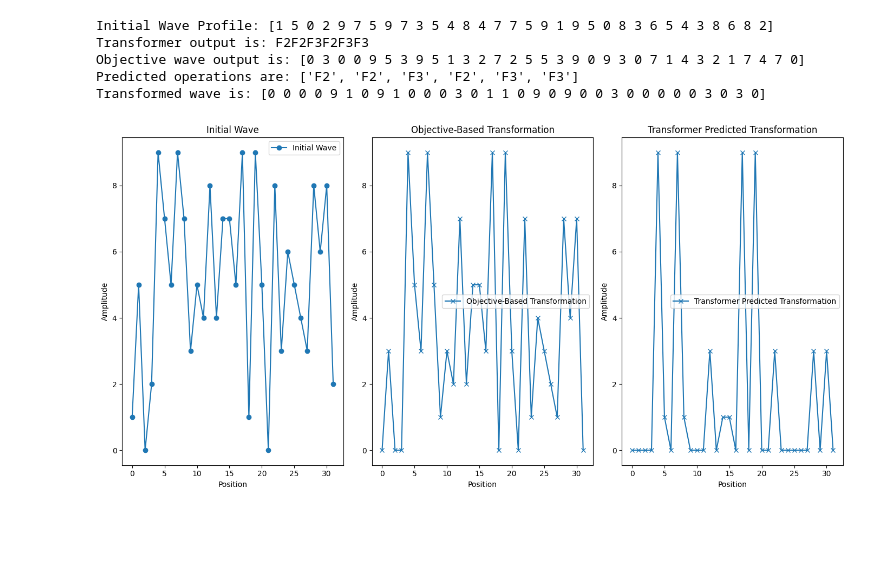
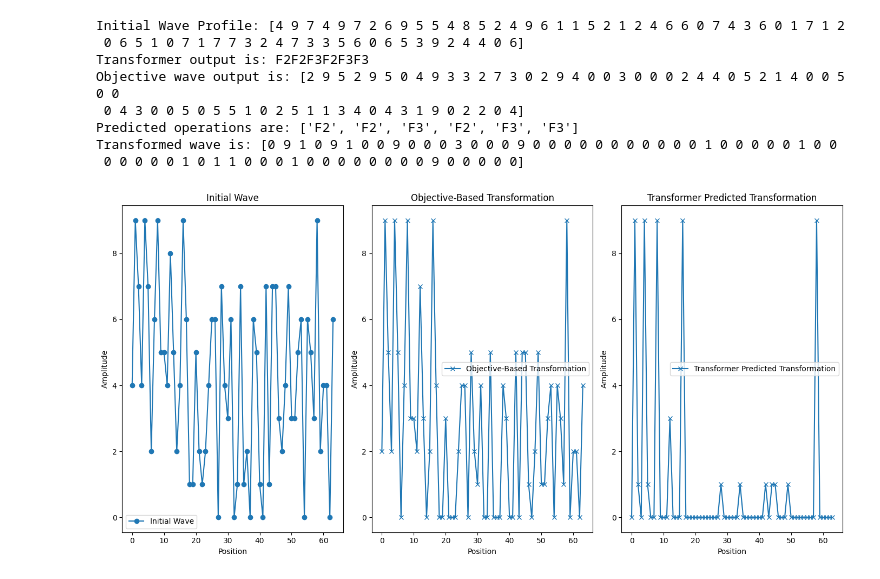
Before and after one commit to marquisdepolis/CATransformer, a Jupyter notebook: CAT_Wave_functions_orig.ipynb, the cells around one changed output. Drawn from its saved outputs; the diff is of its cells as text; code cells hidden in the pictures; blank space fills up the shorter version.

```diff
--- a/CAT_Wave_functions_orig.ipynb
+++ b/CAT_Wave_functions_orig.ipynb
@@ -299,7 +299,7 @@ model.eval()
 # Initialize the WaveFunction class
 wave_fn = WaveFunction()
 # Generate a random initial wave profile
-input_length = 32
+input_length = 64
 initial_wave = (np.random.rand(input_length) * 10).astype(int)
 print(f"Initial Wave Profile: {initial_wave}")
 
@@ -331,34 +331,37 @@ transformed_wave = wave_fn.custom_transform(initial_wave, predicted_operations)
 print(f"Transformed wave is: {transformed_wave}")
 
 # Plotting results
 plt.figure(figsize=(14, 7))
 plt.subplot(1, 3, 1)
 plt.plot(initial_wave, label='Initial Wave', marker='o')
 plt.title('Initial Wave')
 plt.xlabel('Position')
 plt.ylabel('Amplitude')
 plt.legend()
 
 plt.subplot(1, 3, 2)
 plt.plot(objective_wave_output, label='Objective-Based Transformation', marker='x')
 plt.title('Objective-Based Transformation')
 plt.xlabel('Position')
 plt.ylabel('Amplitude')
 plt.legend()
 
 plt.subplot(1, 3, 3)
 plt.plot(transformed_wave, label='Transformer Predicted Transformation', marker='x')
 plt.title('Transformer Predicted Transformation')
 plt.xlabel('Position')
 plt.ylabel('Amplitude')
 plt.legend()
 
 plt.tight_layout()
 plt.show()
 # %% [output]
-Initial Wave Profile: [1 5 0 2 9 7 5 9 7 3 5 4 8 4 7 7 5 9 1 9 5 0 8 3 6 5 4 3 8 6 8 2]
+Initial Wave Profile: [4 9 7 4 9 7 2 6 9 5 5 4 8 5 2 4 9 6 1 1 5 2 1 2 4 6 6 0 7 4 3 6 0 1 7 1 2
+ 0 6 5 1 0 7 1 7 7 3 2 4 7 3 3 5 6 0 6 5 3 9 2 4 4 0 6]
 Transformer output is: F2F2F3F2F3F3
-Objective wave output is: [0 3 0 0 9 5 3 9 5 1 3 2 7 2 5 5 3 9 0 9 3 0 7 1 4 3 2 1 7 4 7 0]
+Objective wave output is: [2 9 5 2 9 5 0 4 9 3 3 2 7 3 0 2 9 4 0 0 3 0 0 0 2 4 4 0 5 2 1 4 0 0 5 0 0
+ 0 4 3 0 0 5 0 5 5 1 0 2 5 1 1 3 4 0 4 3 1 9 0 2 2 0 4]
 Predicted operations are: ['F2', 'F2', 'F3', 'F2', 'F3', 'F3']
-Transformed wave is: [0 0 0 0 9 1 0 9 1 0 0 0 3 0 1 1 0 9 0 9 0 0 3 0 0 0 0 0 3 0 3 0]
+Transformed wave is: [0 9 1 0 9 1 0 0 9 0 0 0 3 0 0 0 9 0 0 0 0 0 0 0 0 0 0 0 1 0 0 0 0 0 1 0 0
+ 0 0 0 0 0 1 0 1 1 0 0 0 1 0 0 0 0 0 0 0 0 9 0 0 0 0 0]
-[figure, old version]
+[figure, new version]
```
Also changed, not shown: parts of 1 cell of this notebook, 3 other files.
